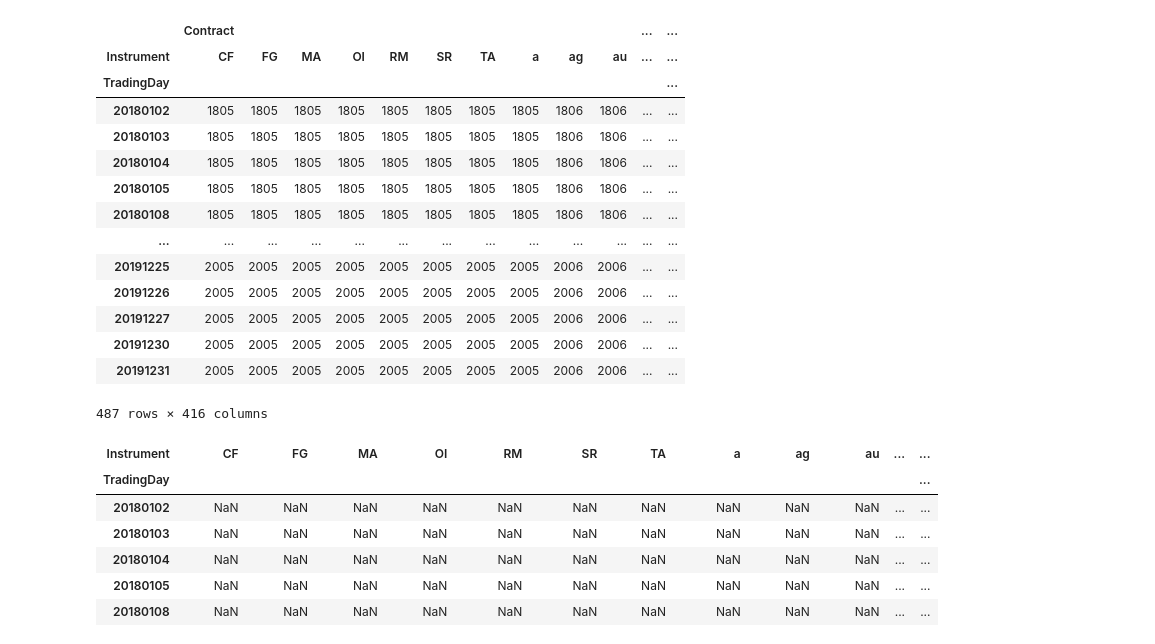
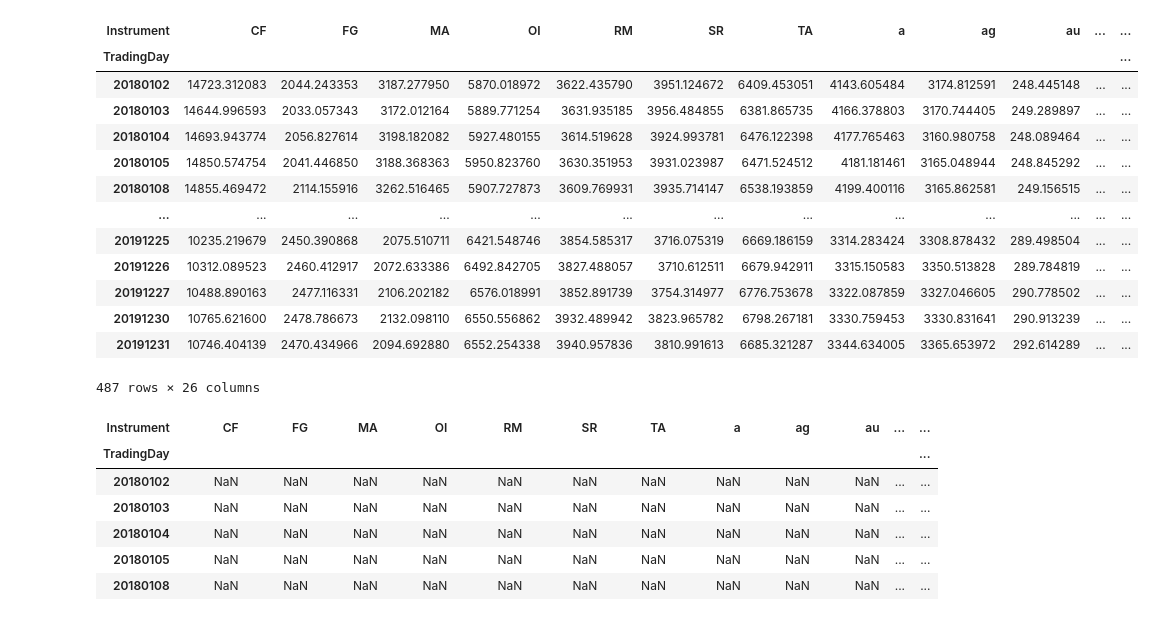
Before and after one commit to Fpengz/Momentum, a Jupyter notebook: notebook/notebook.ipynb, the cells around one changed output. Drawn from its saved outputs; the diff is of its cells as text; code cells hidden in the pictures.

```diff
--- a/notebook/notebook.ipynb
+++ b/notebook/notebook.ipynb
@@ -5,41 +5,39 @@ from sqlalchemy import create_engine, text
 # %%
 instruments = ['hc','rb','i','j','jm','au','ag','v','ru','l','pp','bu','TA','FG','MA',
                'y','p','m','a','c','cs','jd','RM','CF','SR','OI']
 start_date = 20180101
 table = "AdjustedFuturesDaily"
 engine = create_engine("sqlite:///../data/FuturesMarketData.db")
 in_binds = ", ".join([f":sym{i}" for i in range(len(instruments))])
 sql = text(f"""
-    SELECT *
+    SELECT *, (ClosePrice * factor_multiply) as adjclose
     FROM {table}
     WHERE TradingDay >= :start
     AND Instrument IN ({in_binds})
 """)
 
 params = {"start": start_date} | {f"sym{i}": s for i, s in enumerate(instruments)}
 
 with engine.begin() as conn:
     df = pd.read_sql(sql, conn, params=params)
 
-df["adjclose"] = df["ClosePrice"] * df["factor_multiply"]
 df = df.pivot(index="TradingDay", columns="Instrument")
-df
+df["adjclose"]
 # %% [output]
-|  | Contract |  |  |  |  |  |  |  |  |  | ... | ... |
 | Instrument | CF | FG | MA | OI | RM | SR | TA | a | ag | au | ... | ... |
 | TradingDay |  |  |  |  |  |  |  |  |  |  |  | ... |
-| 20180102 | 1805 | 1805 | 1805 | 1805 | 1805 | 1805 | 1805 | 1805 | 1806 | 1806 | ... | ... |
-| 20180103 | 1805 | 1805 | 1805 | 1805 | 1805 | 1805 | 1805 | 1805 | 1806 | 1806 | ... | ... |
-| 20180104 | 1805 | 1805 | 1805 | 1805 | 1805 | 1805 | 1805 | 1805 | 1806 | 1806 | ... | ... |
-| 20180105 | 1805 | 1805 | 1805 | 1805 | 1805 | 1805 | 1805 | 1805 | 1806 | 1806 | ... | ... |
-| 20180108 | 1805 | 1805 | 1805 | 1805 | 1805 | 1805 | 1805 | 1805 | 1806 | 1806 | ... | ... |
+| 20180102 | 14723.312083 | 2044.243353 | 3187.277950 | 5870.018972 | 3622.435790 | 3951.124672 | 6409.453051 | 4143.605484 | 3174.812591 | 248.445148 | ... | ... |
+| 20180103 | 14644.996593 | 2033.057343 | 3172.012164 | 5889.771254 | 3631.935185 | 3956.484855 | 6381.865735 | 4166.378803 | 3170.744405 | 249.289897 | ... | ... |
+| 20180104 | 14693.943774 | 2056.827614 | 3198.182082 | 5927.480155 | 3614.519628 | 3924.993781 | 6476.122398 | 4177.765463 | 3160.980758 | 248.089464 | ... | ... |
+| 20180105 | 14850.574754 | 2041.446850 | 3188.368363 | 5950.823760 | 3630.351953 | 3931.023987 | 6471.524512 | 4181.181461 | 3165.048944 | 248.845292 | ... | ... |
+| 20180108 | 14855.469472 | 2114.155916 | 3262.516465 | 5907.727873 | 3609.769931 | 3935.714147 | 6538.193859 | 4199.400116 | 3165.862581 | 249.156515 | ... | ... |
 | ... | ... | ... | ... | ... | ... | ... | ... | ... | ... | ... | ... | ... |
-| 20191225 | 2005 | 2005 | 2005 | 2005 | 2005 | 2005 | 2005 | 2005 | 2006 | 2006 | ... | ... |
-| 20191226 | 2005 | 2005 | 2005 | 2005 | 2005 | 2005 | 2005 | 2005 | 2006 | 2006 | ... | ... |
-| 20191227 | 2005 | 2005 | 2005 | 2005 | 2005 | 2005 | 2005 | 2005 | 2006 | 2006 | ... | ... |
-| 20191230 | 2005 | 2005 | 2005 | 2005 | 2005 | 2005 | 2005 | 2005 | 2006 | 2006 | ... | ... |
-| 20191231 | 2005 | 2005 | 2005 | 2005 | 2005 | 2005 | 2005 | 2005 | 2006 | 2006 | ... | ... |
+| 20191225 | 10235.219679 | 2450.390868 | 2075.510711 | 6421.548746 | 3854.585317 | 3716.075319 | 6669.186159 | 3314.283424 | 3308.878432 | 289.498504 | ... | ... |
+| 20191226 | 10312.089523 | 2460.412917 | 2072.633386 | 6492.842705 | 3827.488057 | 3710.612511 | 6679.942911 | 3315.150583 | 3350.513828 | 289.784819 | ... | ... |
+| 20191227 | 10488.890163 | 2477.116331 | 2106.202182 | 6576.018991 | 3852.891739 | 3754.314977 | 6776.753678 | 3322.087859 | 3327.046605 | 290.778502 | ... | ... |
+| 20191230 | 10765.621600 | 2478.786673 | 2132.098110 | 6550.556862 | 3932.489942 | 3823.965782 | 6798.267181 | 3330.759453 | 3330.831641 | 290.913239 | ... | ... |
+| 20191231 | 10746.404139 | 2470.434966 | 2094.692880 | 6552.254338 | 3940.957836 | 3810.991613 | 6685.321287 | 3344.634005 | 3365.653972 | 292.614289 | ... | ... |
-487 rows × 416 columns
+487 rows × 26 columns
 # %%
 px = df["adjclose"].sort_index()
 px = px.where(px > -1)
```
Also changed, not shown: 6 other files.
